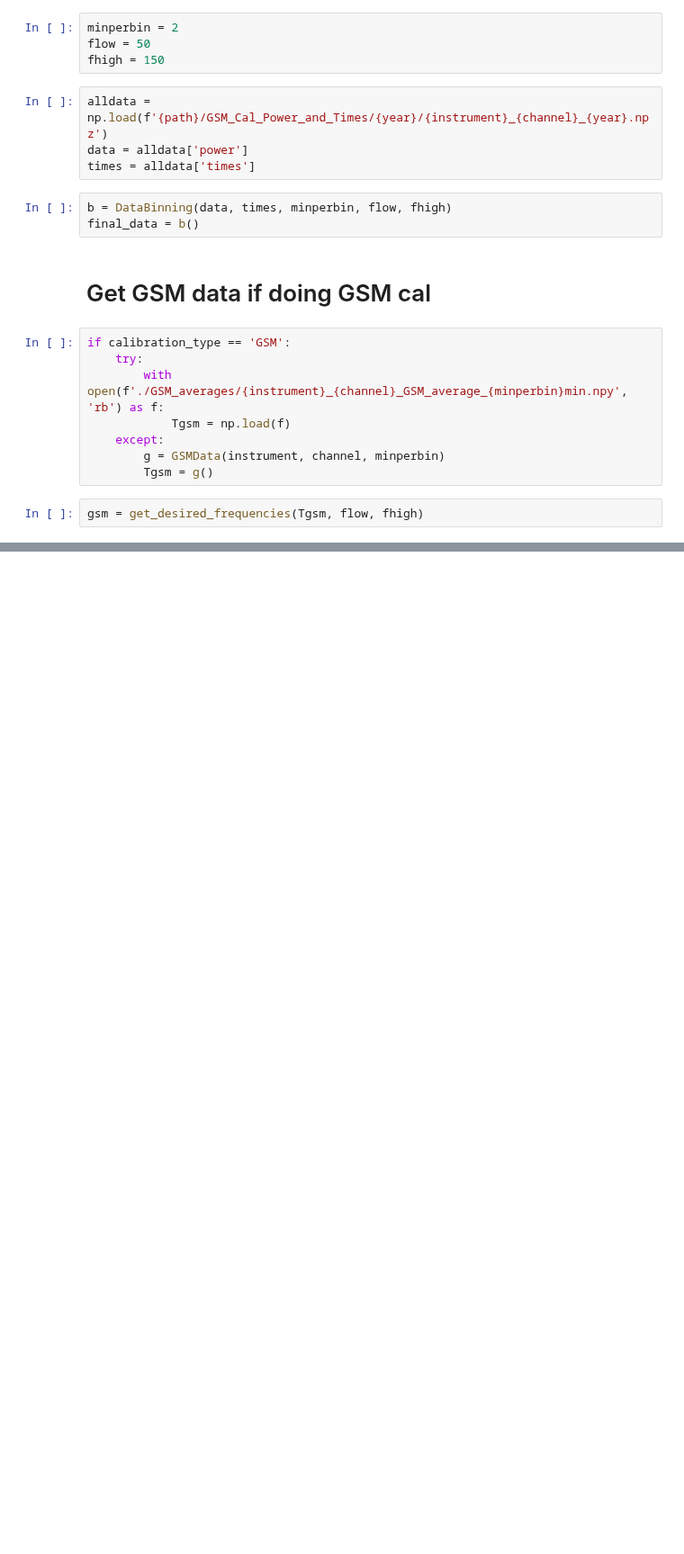
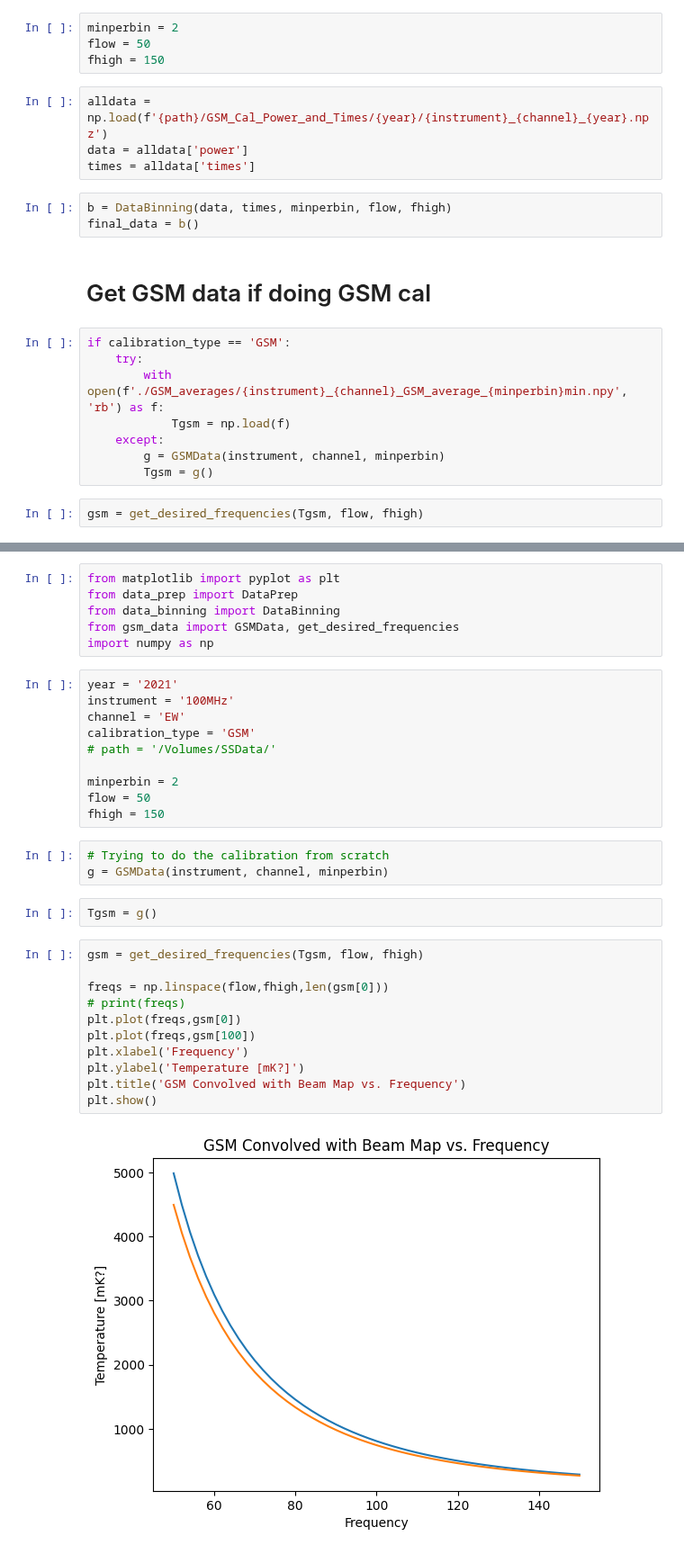
Before and after one commit to PRIZM-Experiment/prizm-calibration, a Jupyter notebook: Calibration_Steps.ipynb, the cells around one changed output, grey strips where cells are left out. Shown at 90% size. Saved outputs shown, nothing was run; the diff lists cells and outputs as text; blank space fills up the shorter version.

```diff
--- a/Calibration_Steps.ipynb
+++ b/Calibration_Steps.ipynb
@@ -49,0 +58,34 @@ gsm = get_desired_frequencies(Tgsm, flow, fhigh)
+# %%
+from matplotlib import pyplot as plt
+from data_prep import DataPrep
+from data_binning import DataBinning
+from gsm_data import GSMData, get_desired_frequencies
+import numpy as np
+# %%
+year = '2021'
+instrument = '100MHz'
+channel = 'EW'
+calibration_type = 'GSM'
+# path = '/Volumes/SSData/'
+
+minperbin = 2
+flow = 50
+fhigh = 150
+# %%
+# Trying to do the calibration from scratch
+g = GSMData(instrument, channel, minperbin)
+# %%
+Tgsm = g()
+# %%
+gsm = get_desired_frequencies(Tgsm, flow, fhigh)
+
+freqs = np.linspace(flow,fhigh,len(gsm[0]))
+# print(freqs)
+plt.plot(freqs,gsm[0])
+plt.plot(freqs,gsm[100])
+plt.xlabel('Frequency')
+plt.ylabel('Temperature [mK?]')
+plt.title('GSM Convolved with Beam Map vs. Frequency')
+plt.show()
+# %% [output]
+[figure, added]
```
Also changed, not shown: parts of 3 cells of this notebook, 10 other files.
